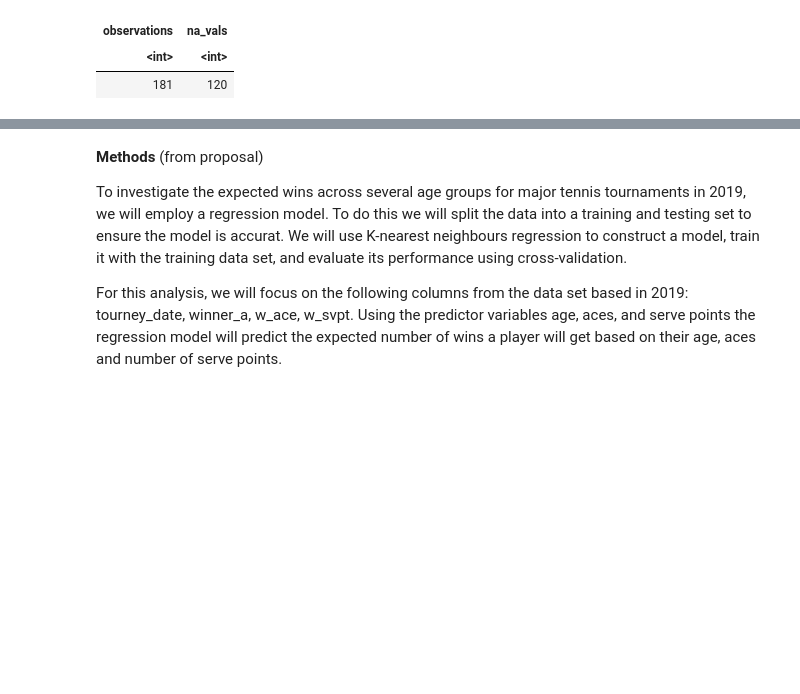
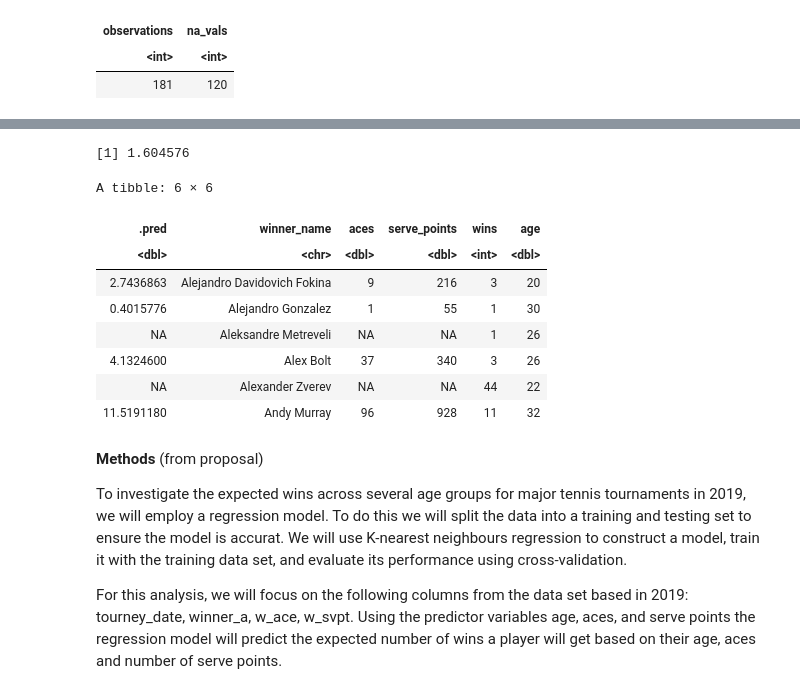
Before and after one commit to Wjolff/dsci-100-project-group20, a Jupyter notebook: group_project_proposal.ipynb, the cells around one changed output, grey strips where cells are left out. Cells and saved outputs as stored; diff of their text form; code cells hidden in the pictures; blank space fills up the shorter version.

```diff
--- a/group_project_proposal.ipynb
+++ b/group_project_proposal.ipynb
@@ -241,3 +329,27 @@ Warning message:
+# %%
+#
+atp_rmse <- atp_test_results |>
+    filter(.metric == "rmse") |>
+    pull()
+atp_rmse
+# %% [output]
+[1] 1.604576
+# %%
+#
+atp_test_preds <- atp_lm_fit |>
+    predict(atp_testing) |>
+    bind_cols(atp_testing)
+head(atp_test_preds)
+# %% [output]
+A tibble: 6 × 6
+| .pred | winner_name | aces | serve_points | wins | age |
+| <dbl> | <chr> | <dbl> | <dbl> | <int> | <dbl> |
+| 2.7436863 | Alejandro Davidovich Fokina | 9 | 216 | 3 | 20 |
+| 0.4015776 | Alejandro Gonzalez | 1 | 55 | 1 | 30 |
+| NA | Aleksandre Metreveli | NA | NA | 1 | 26 |
+| 4.1324600 | Alex Bolt | 37 | 340 | 3 | 26 |
+| NA | Alexander Zverev | NA | NA | 44 | 22 |
+| 11.5191180 | Andy Murray | 96 | 928 | 11 | 32 |
 # %% [markdown]
 **Methods** (from proposal)
 
```
Also changed, not shown: parts of 20 cells of this notebook.
